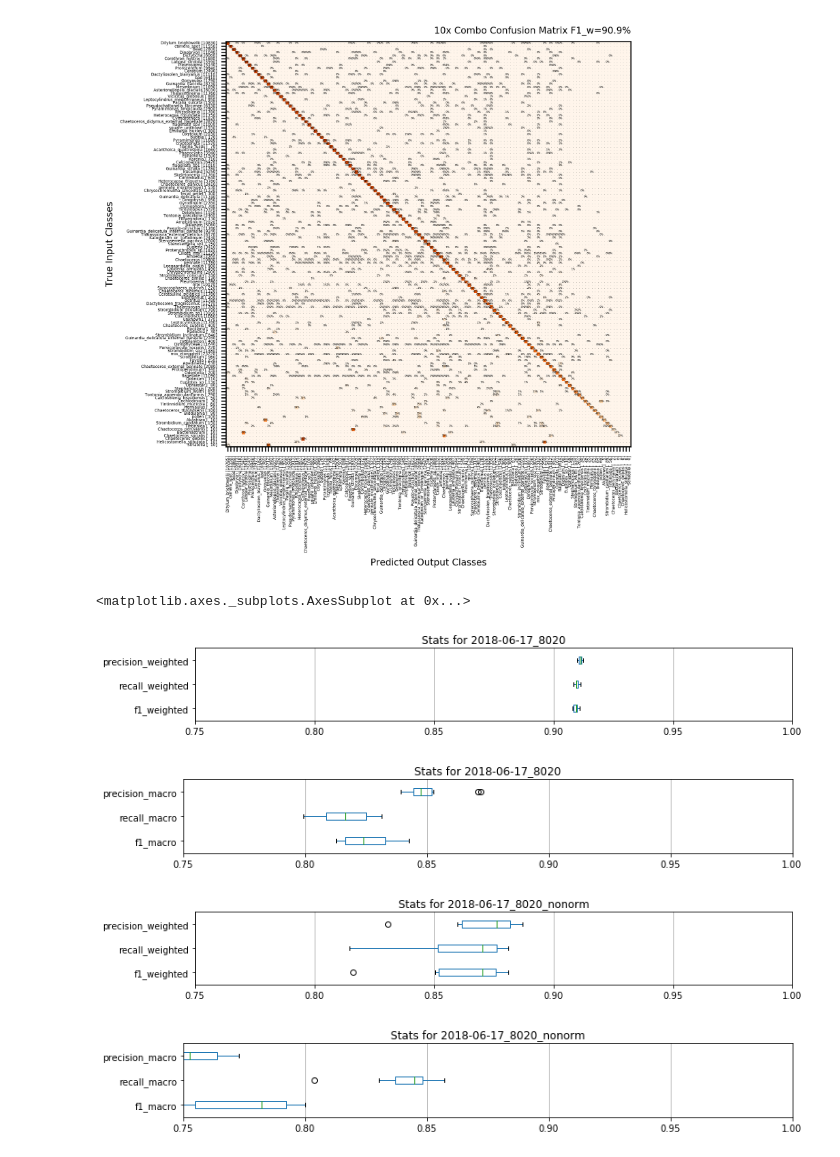
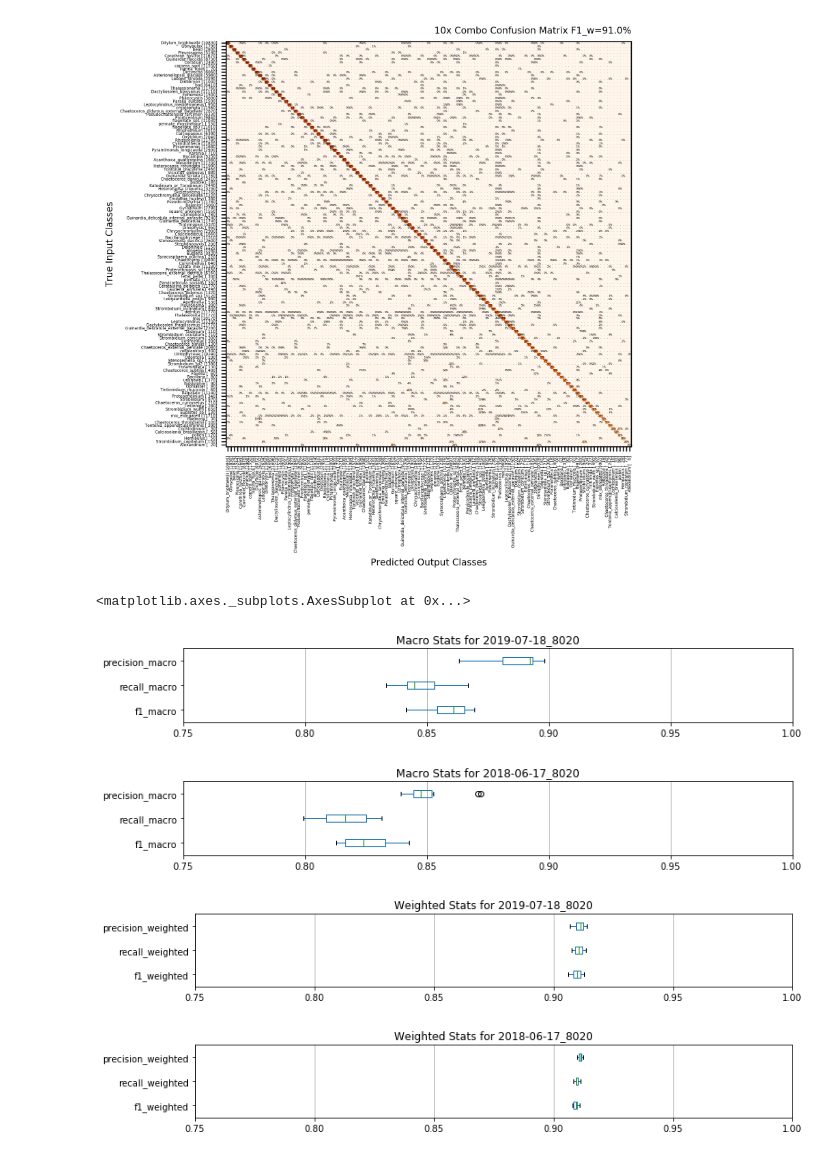
Before and after one commit to WHOIGit/ifcb_classifier, a Jupyter notebook: data_reviewing.ipynb, the cells around one changed output. Cells and saved outputs as stored; diff of their text form; code cells hidden in the pictures.

```diff
--- a/data_reviewing.ipynb
+++ b/data_reviewing.ipynb
@@ -67,25 +44,31 @@ F1 Score: 0.9065
 # %%
-# Combo Epoch
-best_epochs = ['output/2018-06-17_8020/June17_0{}/best_epoch.dict'.format(x) for x in range(10)]
+#Combo Epoch
+cos = reload(cos)
+best_epochs = ['output/2019-07-18_8020/July18_{:02}/best_epoch.dict'.format(x) for x in range(10)]
 combo = cos.ComboEpoch(best_epochs)
 combo.plot_confusion_matrix()  # separate module to make this interactive
 # %% [output]
-[figure, old version]
+[figure, new version]
 # %%
 # TODO: Series boxplot plotting!
 cos = reload(cos)
-series1 = cos.Series_BestOf('output/2018-06-17_8020')
-series1.boxplot('weighted')
-series1.boxplot('macro')
+July18_series = cos.Series('output/2019-07-18_8020', best_epochs_only=True)
+June17_series = cos.Series('output/2018-06-17_8020', best_epochs_only=True)
+#June17_nonorm_series = cos.Series('output/2018-06-17_8020_nonorm', best_epochs_only=True)
 
-series2 = cos.Series_BestOf('output/2018-06-17_8020_nonorm')
-series2.boxplot('weighted')
-series2.boxplot('macro')
+
+July18_series.boxplot('macro')
+June17_series.boxplot('macro')
+#June17_nonorm_series.boxplot('macro')
+
+July18_series.boxplot('weighted')
+June17_series.boxplot('weighted')
+#June17_nonorm_series.boxplot('weighted')
 # %% [output]
 <matplotlib.axes._subplots.AxesSubplot at 0x...>
-[figure, old version]
+[figure, new version]
-[figure, old version]
+[figure, new version]
-[figure, old version]
+[figure, new version]
-[figure, old version]
+[figure, new version]
 # %%
 cos = reload(cos)
```
Also changed, not shown: parts of 18 cells of this notebook, 4 other files.
